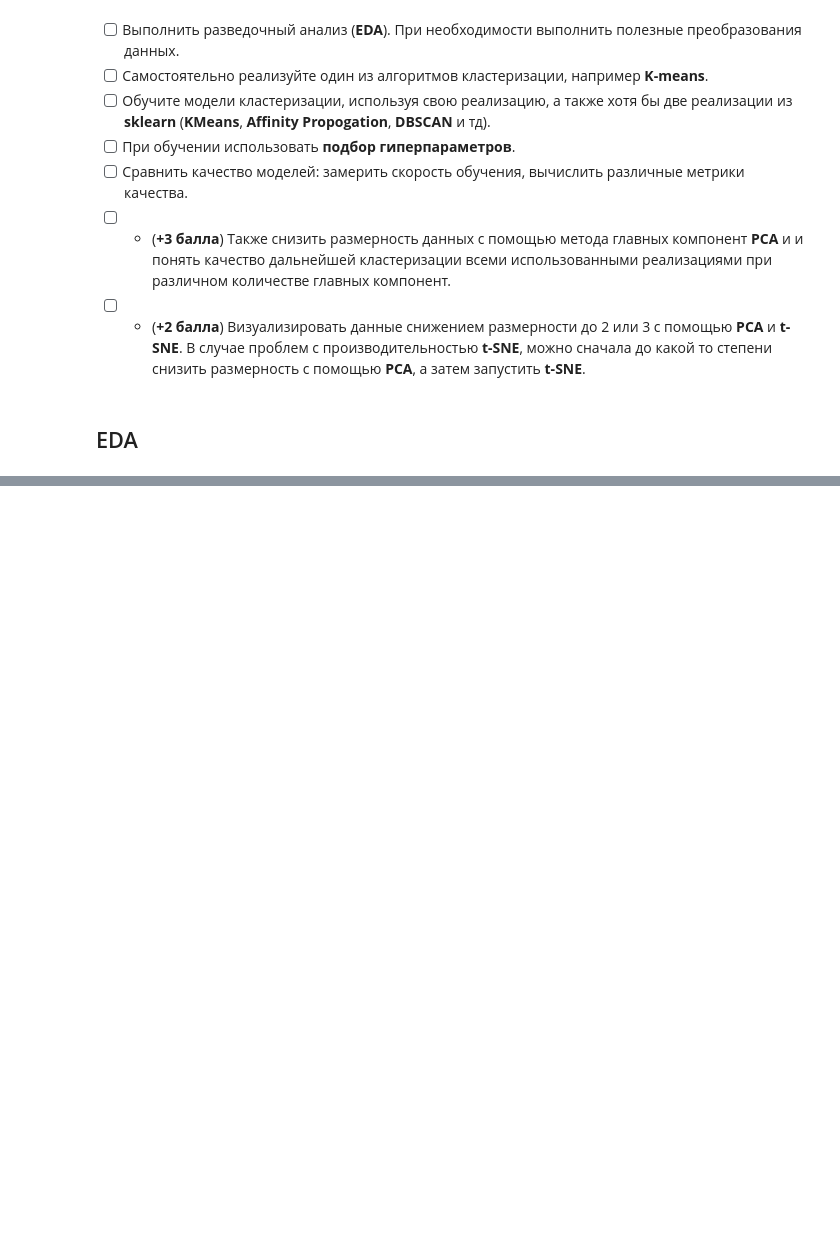
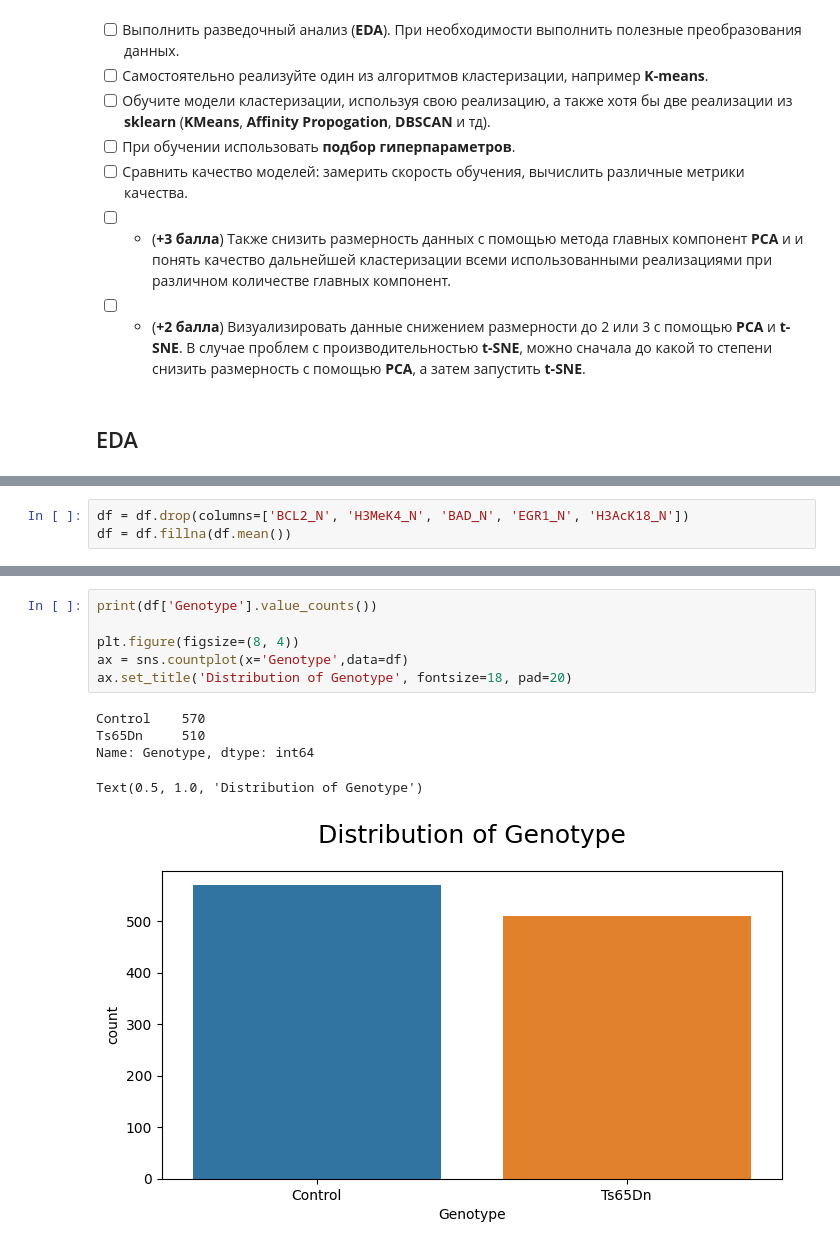
Before and after one commit to katevi/Introduction-to-ML, a Jupyter notebook: lab5/unsupervised_learning.ipynb, the cells around one changed output, grey strips where cells are left out. Saved outputs shown, nothing was run; the diff lists cells and outputs as text; blank space fills up the shorter version.

```diff
--- a/lab5/unsupervised_learning.ipynb
+++ b/lab5/unsupervised_learning.ipynb
@@ -18,0 +185,3 @@
+# %%
+df = df.drop(columns=['BCL2_N', 'H3MeK4_N', 'BAD_N', 'EGR1_N', 'H3AcK18_N'])
+df = df.fillna(df.mean())
@@ -18,0 +211,12 @@
+# %%
+print(df['Genotype'].value_counts())
+
+plt.figure(figsize=(8, 4))
+ax = sns.countplot(x='Genotype',data=df)
+ax.set_title('Distribution of Genotype', fontsize=18, pad=20)
+# %% [output]
+Control    570
+Ts65Dn     510
+Name: Genotype, dtype: int64
+Text(0.5, 1.0, 'Distribution of Genotype')
+[figure, added]
```
Also changed, not shown: parts of 51 cells of this notebook, 1 other file.
